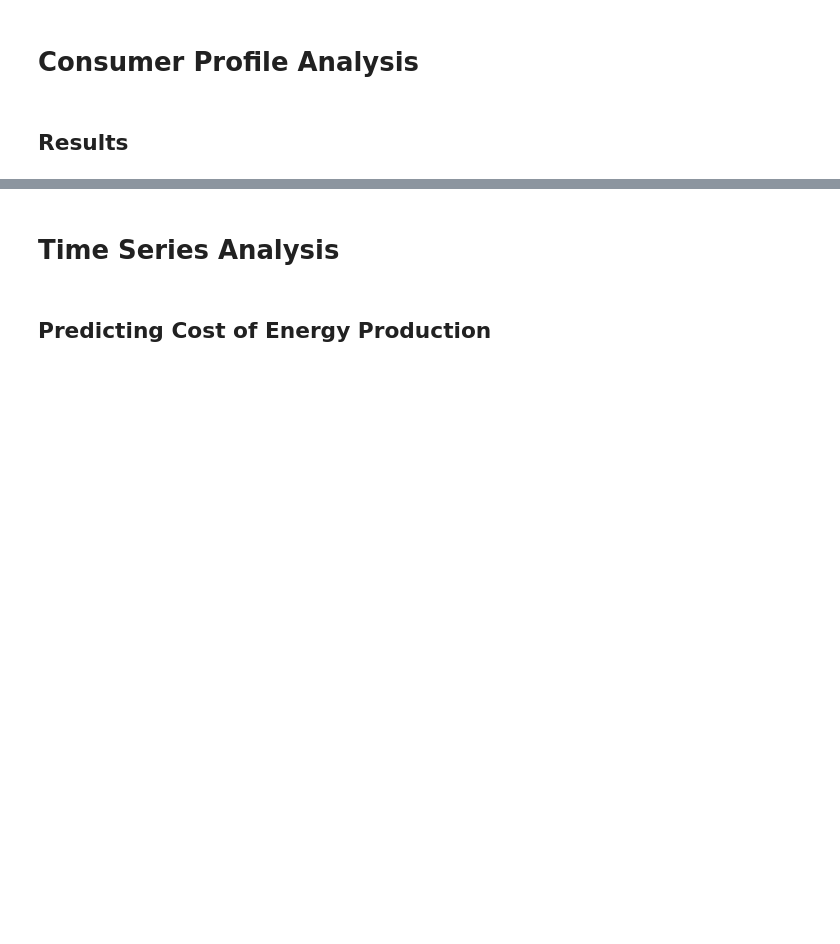
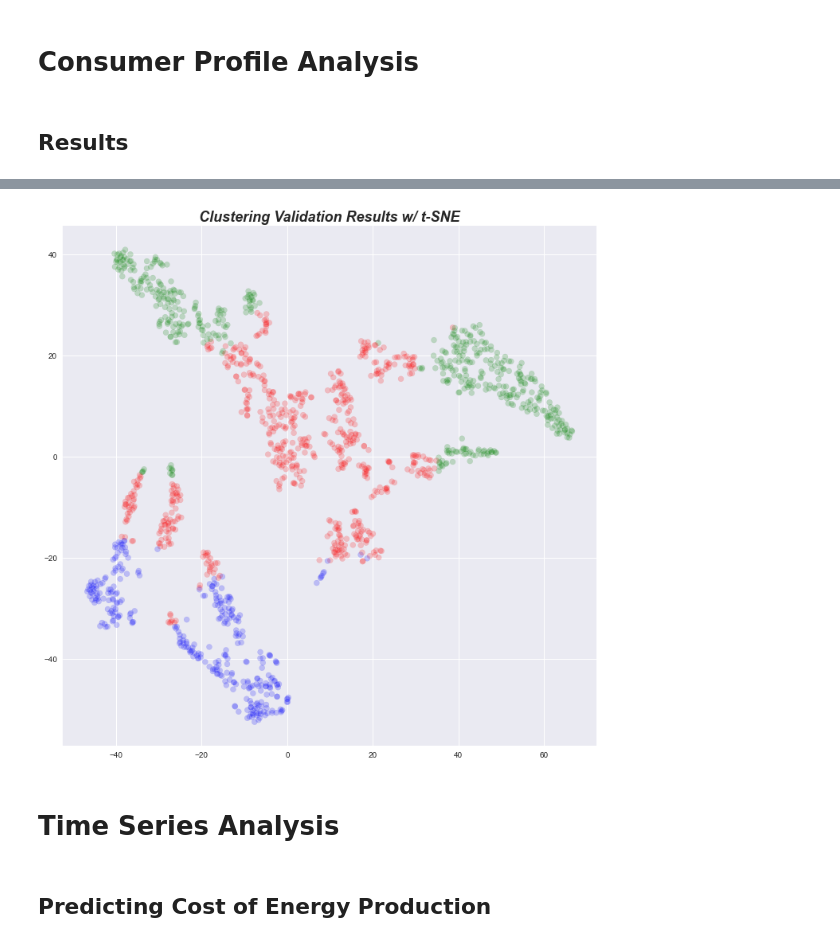
Before and after one commit to KishenSharma6/SpainEnergyAnalysis, a Jupyter notebook: Final_Report.ipynb, the cells around one changed output, grey strips where cells are left out. Drawn from its saved outputs; the diff is of its cells as text; code cells hidden in the pictures; blank space fills up the shorter version.

```diff
--- a/Final_Report.ipynb
+++ b/Final_Report.ipynb
@@ -135,3 +141,8 @@ I will be conducting a multivariate time series analysis to create 2 machine lea
+# %%
+#Read in Silhouette_Scores
+Image(filename= model_viz + '/t-SNE_results.png', height=700, width=700)
+# %% [output]
+[figure, added]
 # %% [markdown]
 # Time Series Analysis
 # %% [markdown]
```
Also changed, not shown: parts of 21 cells of this notebook.
